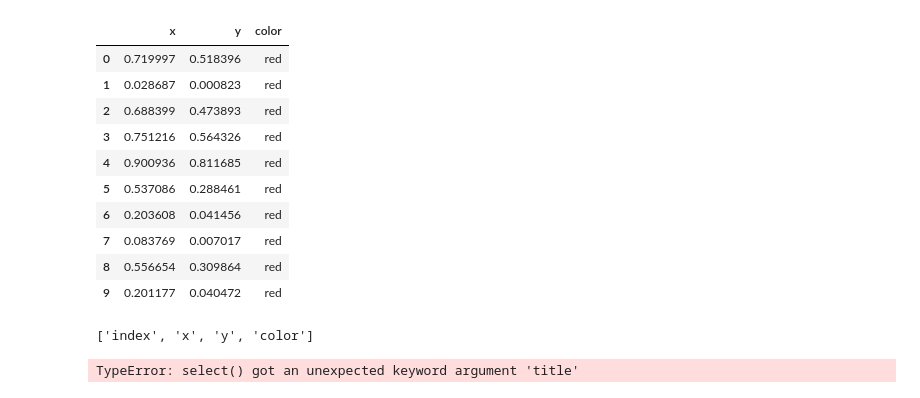
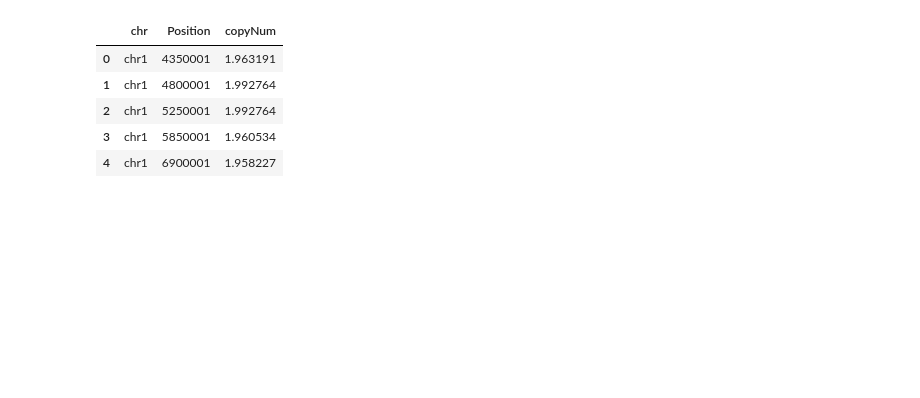
Before and after one commit to wnse/CNVcheck, a Jupyter notebook: CNVcheck.ipynb, the cells around one changed output. Cells and saved outputs as stored; diff of their text form; code cells hidden in the pictures; blank space fills up the shorter version.

```diff
--- a/CNVcheck.ipynb
+++ b/CNVcheck.ipynb
@@ -17,0 +15,15 @@ df['color'] = 'red'
+# %%
+# from bokeh.models import MultiChoice
+
+
+# def plot_chr(df_chr):
+
+
+
+file = 'test_input.csv'
+df = pd.read_csv(file)
+# p = plot_chr(p, df, 'chr1')
+# plot_chr(df)
+
+# output_file('test_out.html')
+# df = df_chr.copy()
@@ -18,22 +33,9 @@ df['color'] = 'red'
 # %%
-df
+df.head()
 # %% [output]
-|  | x | y | color |
-| 0 | 0.719997 | 0.518396 | red |
-| 1 | 0.028687 | 0.000823 | red |
-| 2 | 0.688399 | 0.473893 | red |
-| 3 | 0.751216 | 0.564326 | red |
-| 4 | 0.900936 | 0.811685 | red |
-| 5 | 0.537086 | 0.288461 | red |
-| 6 | 0.203608 | 0.041456 | red |
-| 7 | 0.083769 | 0.007017 | red |
-| 8 | 0.556654 | 0.309864 | red |
-| 9 | 0.201177 | 0.040472 | red |
+|  | chr | Position | copyNum |
+| 0 | chr1 | 4350001 | 1.963191 |
+| 1 | chr1 | 4800001 | 1.992764 |
+| 2 | chr1 | 5250001 | 1.992764 |
+| 3 | chr1 | 5850001 | 1.960534 |
+| 4 | chr1 | 6900001 | 1.958227 |
-# %%
-ColumnDataSource(df).column_names
-# %% [output]
-['index', 'x', 'y', 'color']
-# %%
-ColumnDataSource(df),title='x', value='0.900936')
-# %% [output]
-TypeError: select() got an unexpected keyword argument 'title'
```
Also changed, not shown: parts of 26 cells of this notebook, 1 other file.
